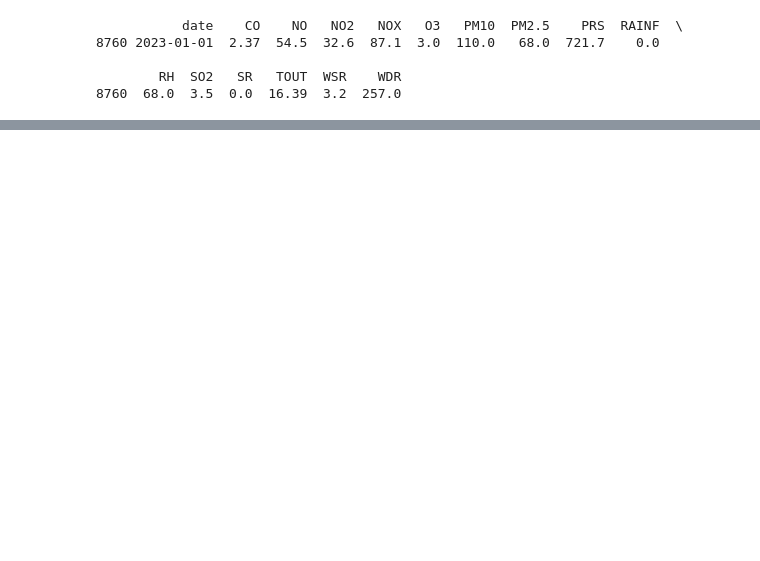
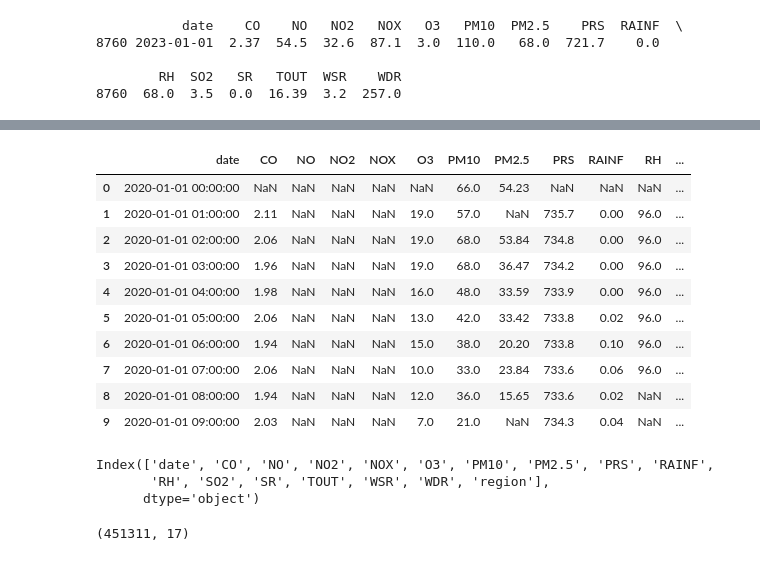
Before and after one commit to julesbw/MA2003B-Reto, a Jupyter notebook: notebooks/nb1.ipynb, the cells around one changed output, grey strips where cells are left out. Drawn from its saved outputs; the diff is of its cells as text; code cells hidden in the pictures; blank space fills up the shorter version.

```diff
--- a/notebooks/nb1.ipynb
+++ b/notebooks/nb1.ipynb
@@ -129,0 +333,26 @@ datos_23_24_reg = unir_dataframes_con_clave(datos_23_24)
+# %%
+datos_20_23 = pd.concat([datos_20_21_reg, datos_22_23_reg],ignore_index=True)
+# %%
+datos_20_23.head(10)
+# %% [output]
+|  | date | CO | NO | NO2 | NOX | O3 | PM10 | PM2.5 | PRS | RAINF | RH | ... |
+| 0 | 2020-01-01 00:00:00 | NaN | NaN | NaN | NaN | NaN | 66.0 | 54.23 | NaN | NaN | NaN | ... |
+| 1 | 2020-01-01 01:00:00 | 2.11 | NaN | NaN | NaN | 19.0 | 57.0 | NaN | 735.7 | 0.00 | 96.0 | ... |
+| 2 | 2020-01-01 02:00:00 | 2.06 | NaN | NaN | NaN | 19.0 | 68.0 | 53.84 | 734.8 | 0.00 | 96.0 | ... |
+| 3 | 2020-01-01 03:00:00 | 1.96 | NaN | NaN | NaN | 19.0 | 68.0 | 36.47 | 734.2 | 0.00 | 96.0 | ... |
+| 4 | 2020-01-01 04:00:00 | 1.98 | NaN | NaN | NaN | 16.0 | 48.0 | 33.59 | 733.9 | 0.00 | 96.0 | ... |
+| 5 | 2020-01-01 05:00:00 | 2.06 | NaN | NaN | NaN | 13.0 | 42.0 | 33.42 | 733.8 | 0.02 | 96.0 | ... |
+| 6 | 2020-01-01 06:00:00 | 1.94 | NaN | NaN | NaN | 15.0 | 38.0 | 20.20 | 733.8 | 0.10 | 96.0 | ... |
+| 7 | 2020-01-01 07:00:00 | 2.06 | NaN | NaN | NaN | 10.0 | 33.0 | 23.84 | 733.6 | 0.06 | 96.0 | ... |
+| 8 | 2020-01-01 08:00:00 | 1.94 | NaN | NaN | NaN | 12.0 | 36.0 | 15.65 | 733.6 | 0.02 | NaN | ... |
+| 9 | 2020-01-01 09:00:00 | 2.03 | NaN | NaN | NaN | 7.0 | 21.0 | NaN | 734.3 | 0.04 | NaN | ... |
+# %%
+datos_20_23.keys()
+# %% [output]
+Index(['date', 'CO', 'NO', 'NO2', 'NOX', 'O3', 'PM10', 'PM2.5', 'PRS', 'RAINF',
+       'RH', 'SO2', 'SR', 'TOUT', 'WSR', 'WDR', 'region'],
+      dtype='object')
+# %%
+datos_20_23.shape
+# %% [output]
+(451311, 17)
```
Also changed, not shown: parts of 39 cells of this notebook, 1 other file.
